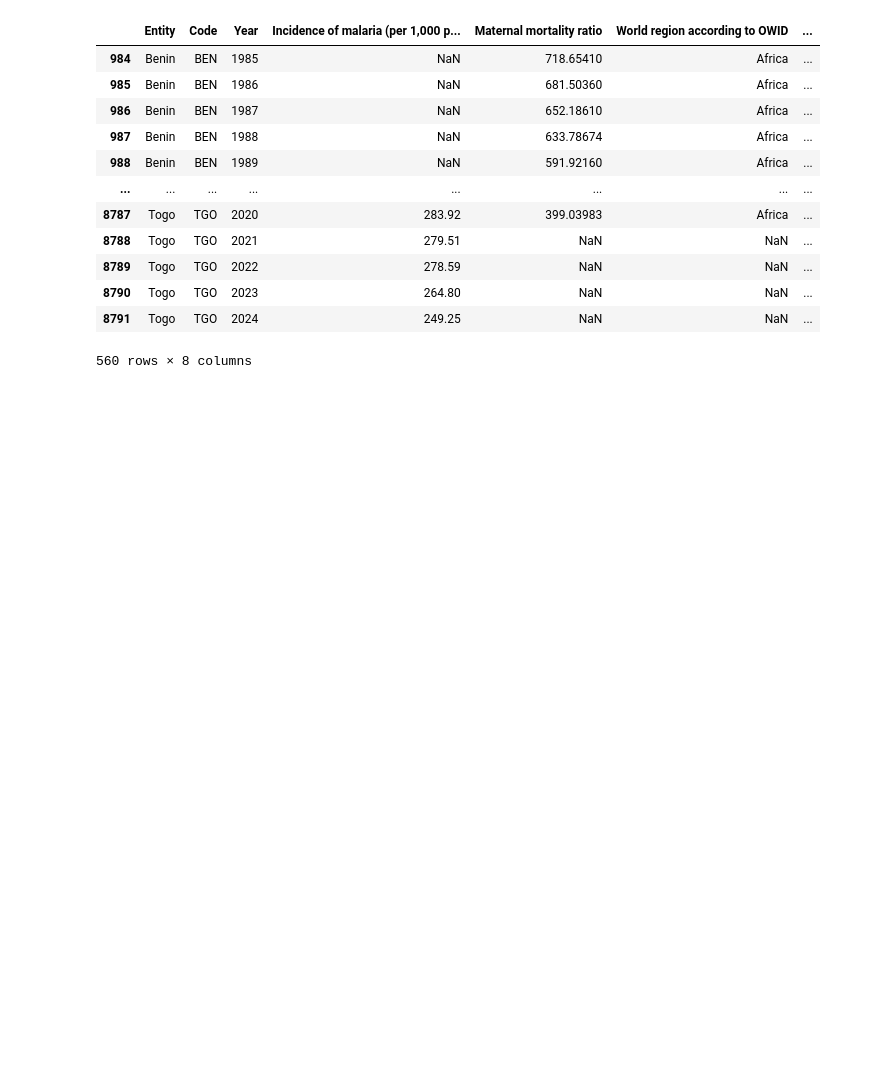
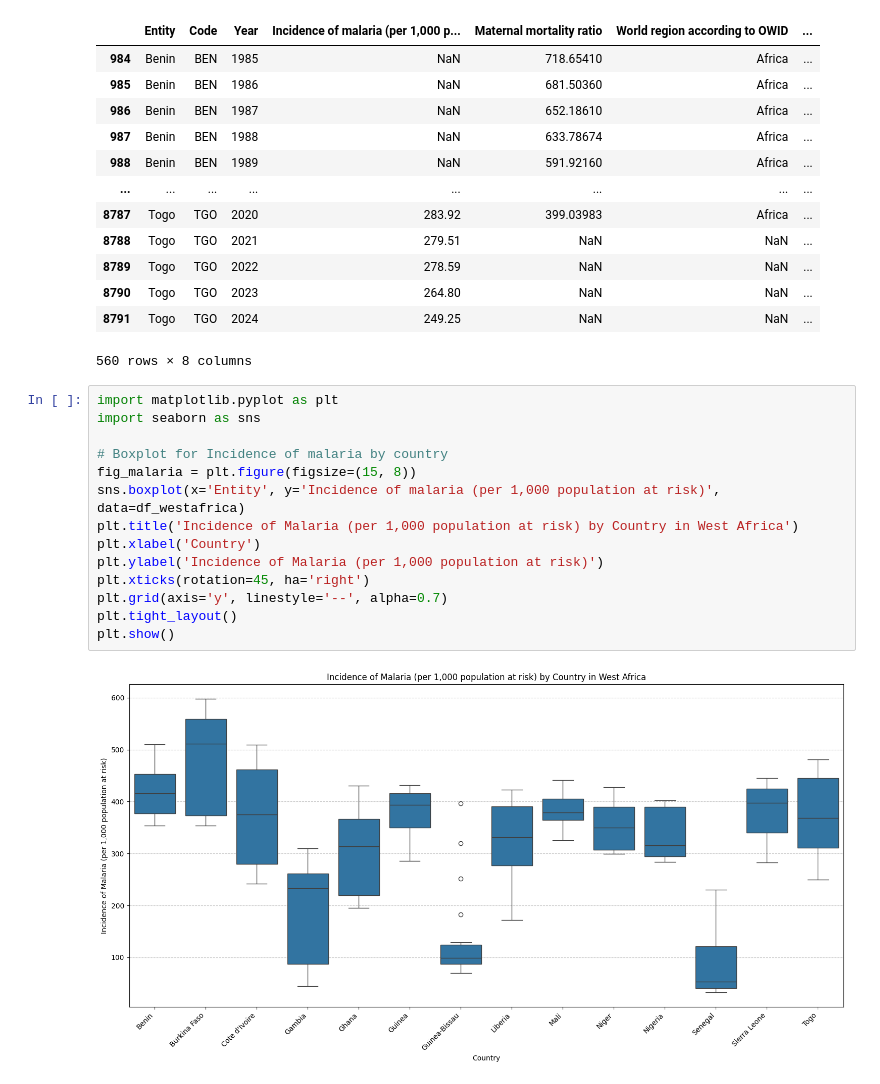
Before and after one commit to Cothilyba77/Projet_final_Force_N, a Jupyter notebook: Exploration de données.ipynb, the cells around one changed output. Cells and saved outputs as stored; diff of their text form; blank space fills up the shorter version.

```diff
--- a/Exploration de données.ipynb
+++ b/Exploration de données.ipynb
@@ -163,3 +163,19 @@ df_westafrica.head(560)
 | 8790 | Togo | TGO | 2023 | 264.80 | NaN | NaN | ... |
 | 8791 | Togo | TGO | 2024 | 249.25 | NaN | NaN | ... |
 560 rows × 8 columns
+# %%
+import matplotlib.pyplot as plt
+import seaborn as sns
+
+# Boxplot for Incidence of malaria by country
+fig_malaria = plt.figure(figsize=(15, 8))
+sns.boxplot(x='Entity', y='Incidence of malaria (per 1,000 population at risk)', data=df_westafrica)
+plt.title('Incidence of Malaria (per 1,000 population at risk) by Country in West Africa')
+plt.xlabel('Country')
+plt.ylabel('Incidence of Malaria (per 1,000 population at risk)')
+plt.xticks(rotation=45, ha='right')
+plt.grid(axis='y', linestyle='--', alpha=0.7)
+plt.tight_layout()
+plt.show()
+# %% [output]
+[figure, added]
```
Also changed, not shown: parts of 10 cells of this notebook.
